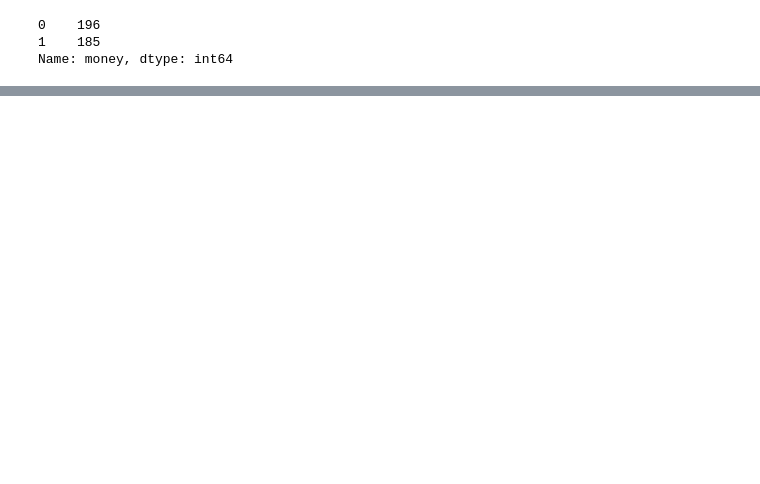
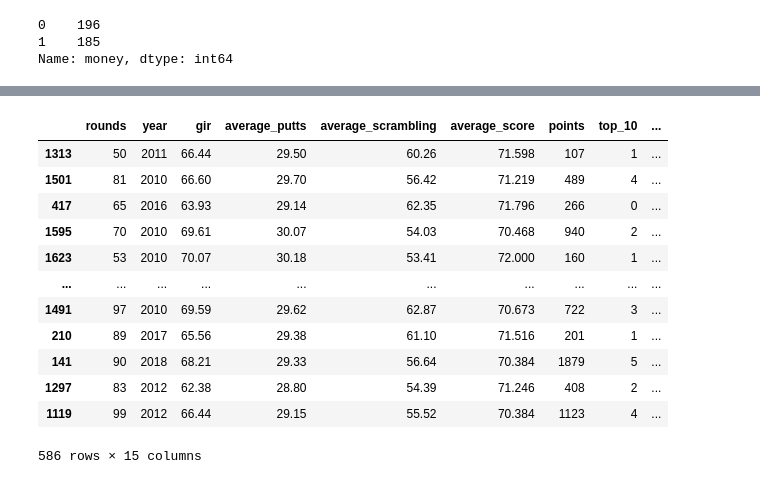
Before and after one commit to asval211/pga_golf_dataset, a Jupyter notebook: notebooks/exploratory/Elliott/Data_for_golf.ipynb, the cells around one changed output, grey strips where cells are left out. Saved outputs shown, nothing was run; the diff lists cells and outputs as text; code cells hidden in the pictures; blank space fills up the shorter version.

```diff
--- a/notebooks/exploratory/Elliott/Data_for_golf.ipynb
+++ b/notebooks/exploratory/Elliott/Data_for_golf.ipynb
@@ -528,0 +732,16 @@ Name: money, dtype: int64
+# %%
+X_test
+# %% [output]
+|  | rounds | year | gir | average_putts | average_scrambling | average_score | points | top_10 | ... |
+| 1313 | 50 | 2011 | 66.44 | 29.50 | 60.26 | 71.598 | 107 | 1 | ... |
+| 1501 | 81 | 2010 | 66.60 | 29.70 | 56.42 | 71.219 | 489 | 4 | ... |
+| 417 | 65 | 2016 | 63.93 | 29.14 | 62.35 | 71.796 | 266 | 0 | ... |
+| 1595 | 70 | 2010 | 69.61 | 30.07 | 54.03 | 70.468 | 940 | 2 | ... |
+| 1623 | 53 | 2010 | 70.07 | 30.18 | 53.41 | 72.000 | 160 | 1 | ... |
+| ... | ... | ... | ... | ... | ... | ... | ... | ... | ... |
+| 1491 | 97 | 2010 | 69.59 | 29.62 | 62.87 | 70.673 | 722 | 3 | ... |
+| 210 | 89 | 2017 | 65.56 | 29.38 | 61.10 | 71.516 | 201 | 1 | ... |
+| 141 | 90 | 2018 | 68.21 | 29.33 | 56.64 | 70.384 | 1879 | 5 | ... |
+| 1297 | 83 | 2012 | 62.38 | 28.80 | 54.39 | 71.246 | 408 | 2 | ... |
+| 1119 | 99 | 2012 | 66.44 | 29.15 | 55.52 | 70.384 | 1123 | 4 | ... |
+586 rows × 15 columns
```
Also changed, not shown: parts of 37 cells of this notebook.
